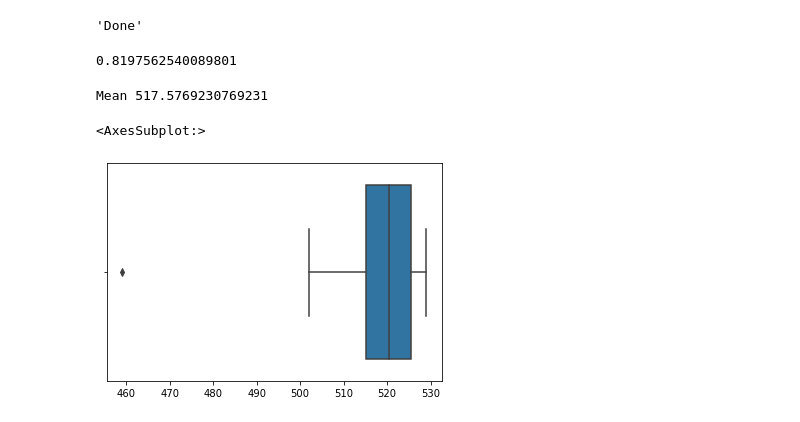
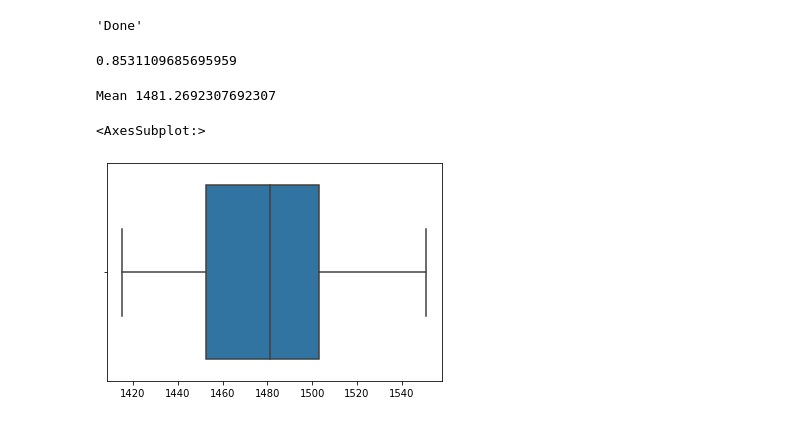
Before and after one commit to regonzalez26/sparse_hdc, a Jupyter notebook: acc_thr_test.ipynb, the cells around one changed output. Cells and saved outputs as stored; diff of their text form; code cells hidden in the pictures.

```diff
--- a/acc_thr_test.ipynb
+++ b/acc_thr_test.ipynb
@@ -41,6 +41,17 @@ class ItemMemories():
 
     @classmethod
     def load_IM(self, filename):
+        with open(filename, 'rb') as inp:
+            return pickle.load(inp)
+
+class Data():
+    @classmethod
+    def save(self, data, filename):
+        with open(filename, 'wb') as outp:
+            pickle.dump(data, outp, pickle.HIGHEST_PROTOCOL)
+
+    @classmethod
+    def load(self, filename):
         with open(filename, 'rb') as inp:
             return pickle.load(inp)
 
@@ -77,7 +88,7 @@ class SparseHDC():
     @classmethod
     def generate_sparse_HV(self, dim=10000, sparsity=0.3):
         hv = np.repeat(0,dim)
-        hv[random.sample(range(1,dim),int(sparsity*dim))]=1
+        hv[random.sample(range(0,dim),int(sparsity*dim))]=1
         return hv
 
     # Generate count number of sparse HV with dimension and exact sparsity
@@ -85,6 +96,14 @@ class SparseHDC():
     def generate_sparse_HVs(self, count=10, dim=10000, sparsity=0.3):
         return [SparseHDC.generate_sparse_HV(dim, sparsity) for i in range(0,count)]
 
+    # Generate maximally sparse HV with exact dimension and sparsity
+    @classmethod
+    def generate_max_sparse_HV(self, dim=10000, sparsity=0.3):
+        hv = np.repeat(0,dim)
+        step = int(1/sparsity)
+        hv[[random.sample(range(n*step, (n+1)*step),1)[0] for n in range(0,int(dim/step))]]=1
+        return hv
+
     # PRIVATE METHODS
 
     # Returns 1 if num < percent_sparsity where 0<=num<=100
@@ -120,9 +139,12 @@ class LinearCIM():
         self.sparsity = sparsity if sparsity else self.sparsity
         self.dim = dim if dim else self.dim
 
-    def generate(self, keys):
+    def generate(self, keys, max_sparse=True):
         if self.seed is None:
-            seed = SparseHDC.generate_sparse_HV(sparsity=self.sparsity, dim=self.dim)
+            if max_sparse:
+                seed = SparseHDC.generate_max_sparse_HV(sparsity=self.sparsity, dim=self.dim)
+            else:
+                seed = SparseHDC.generate_sparse_HV(sparsity=self.sparsity, dim=self.dim)
         else:
             seed = self.seed
 
@@ -323,14 +343,19 @@ std_shifts = hologn.shifts
 # %%
 dim=10000
 sp=0.10
-ENC_THR=73
-ACC_THR=83
+ENC_THR=69
+ACC_THR=50
 M=10
 
 hologn = HoloGNEncoder(M, LinearCIM(dim=dim, sparsity=sp),
                         ThresholdingSparsifier(percent_max_val=ENC_THR/617, max_val=617))
-hologn.cim = ItemMemories.load_IM('im_10k_sp0.10m10_r0.05.pkl').cim
-hologn.shifts = std_shifts
+
+#Override generated CIM from file
+hologn.cim = ItemMemories.load_IM('im_10k_sp0.10m10_r0.10_thr69.pkl').cim
+
+#Override encoding shifts with standard shifts
+hologn.shifts = Data.load('std_shifts.pkl').shifts
+
 classifier = HDC_Classifier(hologn, ACC_THR=ACC_THR)
 # %%
 classifier.train()
@@ -356,4 +381,4 @@ Encoding... 100.0%
 # %%
 classifier.test()
 # %% [output]
-0.8197562540089801
+0.8531109685695959
@@ -362,14 +385,14 @@ HDCModels.save_model(model=classifier, filename='hologn2_10k_m10_imsp0.10_sp0.05
 # %%
 #DETERMINE ACC_THR
-acc_thr = ThresholdingSparsifier(percent_max_val=83/240, max_val=240)
+acc_thr = ThresholdingSparsifier(percent_max_val=50/240, max_val=240)
 
 no_of_ones = []
 for class_ in list(classifier.training_encoded.keys()):
     no_of_ones.append( np.sum(acc_thr.sparsify(np.sum(classifier.training_encoded[class_]))) )
 
 print("Mean {}".format(np.average(no_of_ones)))
 sns.boxplot(no_of_ones)
 # %% [output]
-Mean 517.5769230769231
+Mean 1481.2692307692307
 <AxesSubplot:>
-[figure, old version]
+[figure, new version]
```
Also changed, not shown: parts of 7 cells of this notebook, 21 other files.
